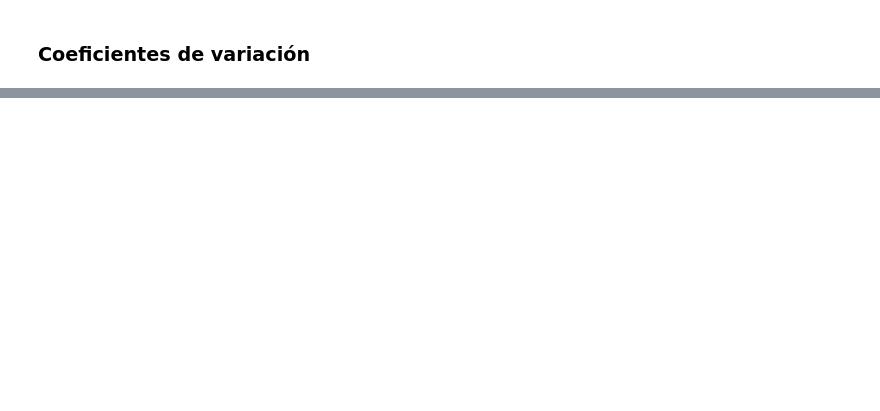
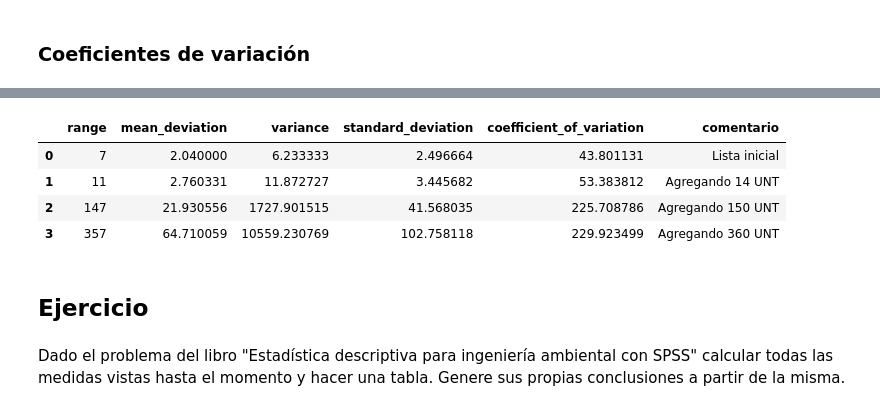
Before and after one commit to ajrianop/Estadistica_Descriptiva_y_Python_UD, a Jupyter notebook: 02_2_Medidas_descriptivas.ipynb, the cells around one changed output, grey strips where cells are left out. Saved outputs shown, nothing was run; the diff lists cells and outputs as text; code cells hidden in the pictures; blank space fills up the shorter version.

```diff
--- a/02_2_Medidas_descriptivas.ipynb
+++ b/02_2_Medidas_descriptivas.ipynb
@@ -254,0 +293,3 @@ Varianza del domingo: 2.5
+# %%
+def standard_deviation(values : list):
+  return variance(values) ** (1/2)
@@ -256,0 +348,10 @@ Varianza del domingo: 2.5
+# %%
+def coefficient_of_variation(values : list):
+  '''
+  Función de coeficientes de variación dados unos valores iniciales.
+  Note que el resultado es un porcentaje.
+  '''
+  _mean = arithmetic_mean(values)
+  _std = standard_deviation(values)
+
+  return (_std  / _mean ) * 100
@@ -256,0 +419,52 @@ Varianza del domingo: 2.5
+# %%
+import pandas as pd
+# Lista de diccionarios con las mismas llaves
+list_of_dictionaries = []
+
+# Considerando la lista de medidas de turbidez
+lista_turbidez = [3, 5, 4, 4, 5, 6, 10, 8, 9, 3]
+comment0 = "Lista inicial"
+data = calculo_med_de_dispersion(lista_turbidez , comment0)
+comment0 = "Lista inicial"
+list_of_dictionaries.append(data)
+
+# Agregando a los datos 14 UNT
+lista_turbidez.append(14)
+# Haciendo el calculo sobre la nueva población
+comment1 = "Agregando 14 UNT"
+data = calculo_med_de_dispersion(lista_turbidez, comment1)
+list_of_dictionaries.append(data)
+
+# Agregando a los datos 150 UNT
+lista_turbidez.append(150)
+# Haciendo el calculo sobre la nueva población
+comment2 = "Agregando 150 UNT"
+data = calculo_med_de_dispersion(lista_turbidez, comment2)
+list_of_dictionaries.append(data)
+
+# Agregando a los datos 360 UNT
+lista_turbidez.append(360)
+# Haciendo el calculo sobre la nueva población
+comment3 = "Agregando 360 UNT"
+data = calculo_med_de_dispersion(lista_turbidez, comment3)
+list_of_dictionaries.append(data)
+
+# Merge the dictionaries and create a DataFrame
+merged_data = {}
+for key in list_of_dictionaries[0].keys():
+    merged_data[key] = [d[key] for d in list_of_dictionaries]
+
+df = pd.DataFrame(merged_data)
+
+# Display the DataFrame
+df
+# %% [output]
+|  | range | mean_deviation | variance | standard_deviation | coefficient_of_variation | comentario |
+| 0 | 7 | 2.040000 | 6.233333 | 2.496664 | 43.801131 | Lista inicial |
+| 1 | 11 | 2.760331 | 11.872727 | 3.445682 | 53.383812 | Agregando 14 UNT |
+| 2 | 147 | 21.930556 | 1727.901515 | 41.568035 | 225.708786 | Agregando 150 UNT |
+| 3 | 357 | 64.710059 | 10559.230769 | 102.758118 | 229.923499 | Agregando 360 UNT |
+# %% [markdown]
+## **Ejercicio**
+# %% [markdown]
+Dado el problema del libro "Estadística descriptiva para ingeniería ambiental con SPSS" calcular todas las medidas vistas hasta el momento y hacer una tabla. Genere sus propias conclusiones a partir de la misma.
```
Also changed, not shown: parts of 19 cells of this notebook.
